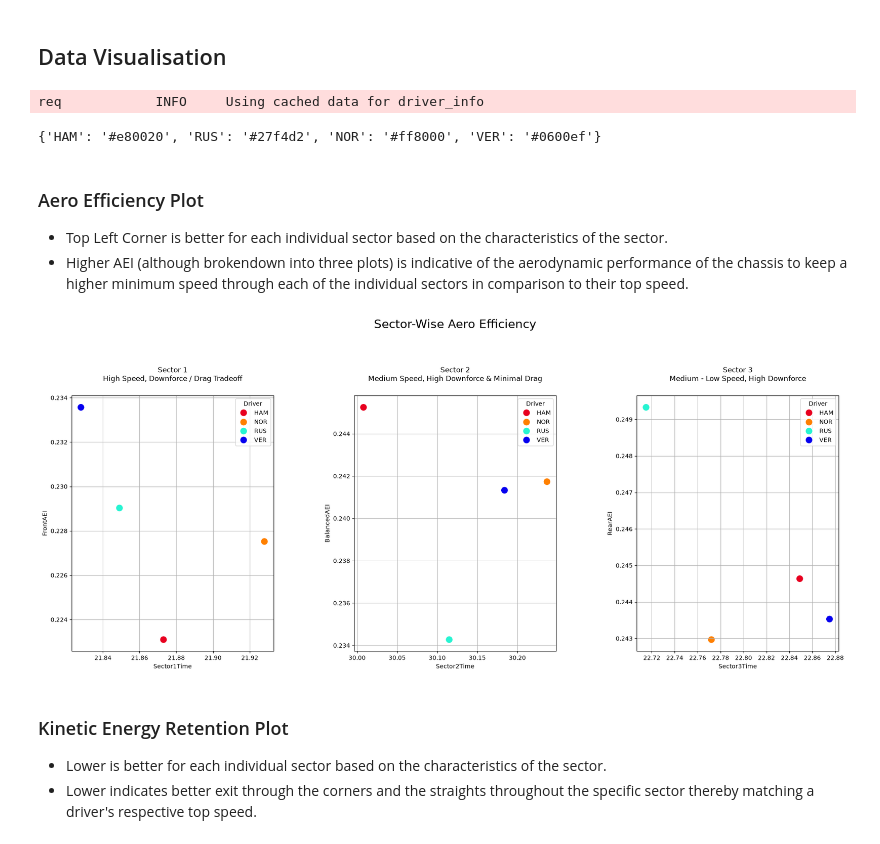
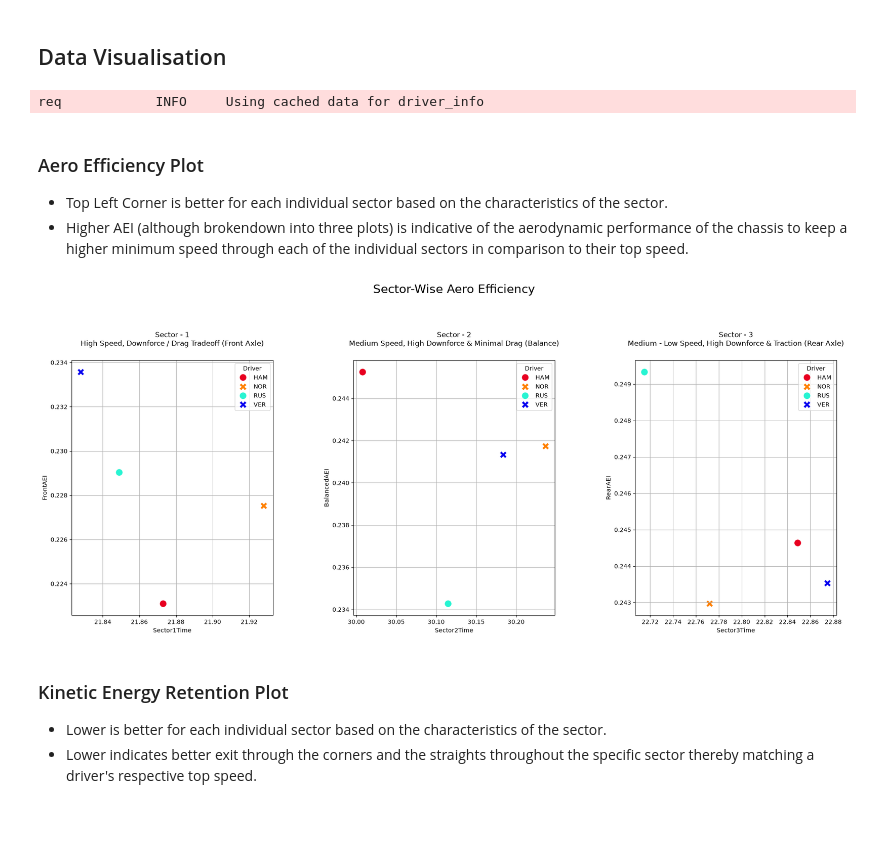
Before and after one commit to anilhimam17/Racing-all-Along, a Jupyter notebook: F1/notebooks/race_debriefs_2026/barcelona_quali.ipynb, the cells around one changed output. Saved outputs shown, nothing was run; the diff lists cells and outputs as text; code cells hidden in the pictures.

Commit message:
refactor: new run for barcelona after package isolation and API refactors

```diff
--- a/F1/notebooks/race_debriefs_2026/barcelona_quali.ipynb
+++ b/F1/notebooks/race_debriefs_2026/barcelona_quali.ipynb
@@ -100,13 +97,17 @@ req            INFO     Using cached data for position_data
 req            INFO     Using cached data for weather_data
 req            INFO     Using cached data for race_control_messages
 core           INFO     Finished loading data for 22 drivers: ['44', '63', '1', '3', '81', '6', '10', '30', '41', '43', '5', '55', '31', '11', '16', '12', '87', '23', '14', '27', '77', '18']
+# %%
+# Decompiling the Data
+quali = gp_weekend.quali_session
+race = gp_weekend.race_session
 # %% [markdown]
 ## Data Engineering
 
 <img src="../../../assets/circuit_maps/barcelona_map.avif">
 # %%
 # Instantiating the DataPipeline
-data_pipe = DataPipeline()
+data_pipe = DataPipeline(circuit="barcelona")
 # %%
 # Full Laps Frame
 assert quali, "Qualifying was not loaded"
@@ -356,23 +357,15 @@ fastest_quali_laps
 # %% [markdown]
 ## Data Visualisation
 # %%
-assert quali, "Quali Session wasn't Loaded"
-
-# Color Maps to Use
-colors = get_driver_color_mapping(session=quali)
-driver_colors = {}
-
-for driver in top_4_drivers:
-    driver_colors[driver] = colors[driver]
-
-driver_colors
+# Instantiating the Data Visualisation Handle
+assert quali, "The Quali Session wasn't loaded"
+data_vis = DataVisualisation(
+    session=quali,
+    driver_names=top_4_drivers,
+    circuit="barcelona"
+)
 # %% [output]
 req            INFO     Using cached data for driver_info
-{'HAM': '#e80020', 'RUS': '#27f4d2', 'NOR': '#ff8000', 'VER': '#0600ef'}
-# %%
-# Instantiating the Data Visualisation Handle
-assert quali, "The Quali Session wasn't loaded"
-data_vis = DataVisualisation(session=quali, driver_names=top_4_drivers)
 # %% [markdown]
 ### Aero Efficiency Plot
 - Top Left Corner is better for each individual sector based on the characteristics of the sector.
@@ -380,22 +373,23 @@ data_vis = DataVisualisation(session=quali, driver_names=top_4_drivers)
 # %%
 aei_fig = data_vis.create_scatter_plots(
     nrows=1,
     ncols=3,
     figsize=(30, 10),
     data=fastest_quali_laps,
     hue="Driver",
+    style="Driver",
     size=150,
     plot_kind="aero"
 )
 
 aei_fig.suptitle(
     "Sector-Wise Aero Efficiency",
     fontsize=20
 )
 plt.subplots_adjust(left=0.2, right=0.8, bottom=0.2, top=0.80, wspace=0.4)
 plt.show()
 # %% [output]
-[figure, old version]
+[figure, new version]
 # %% [markdown]
 ### Kinetic Energy Retention Plot
 - Lower is better for each individual sector based on the characteristics of the sector.
```
Also changed, not shown: parts of 6 cells of this notebook, 1 other file.
